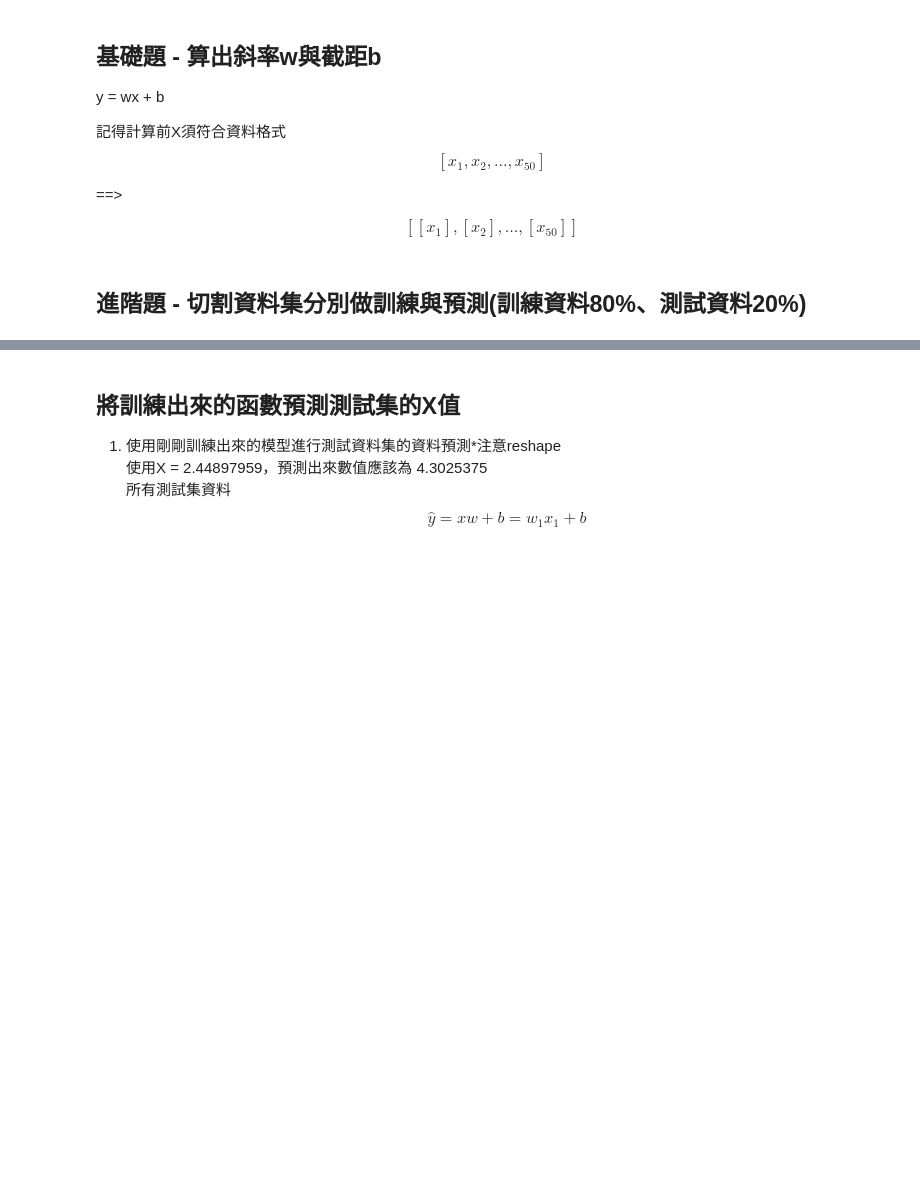
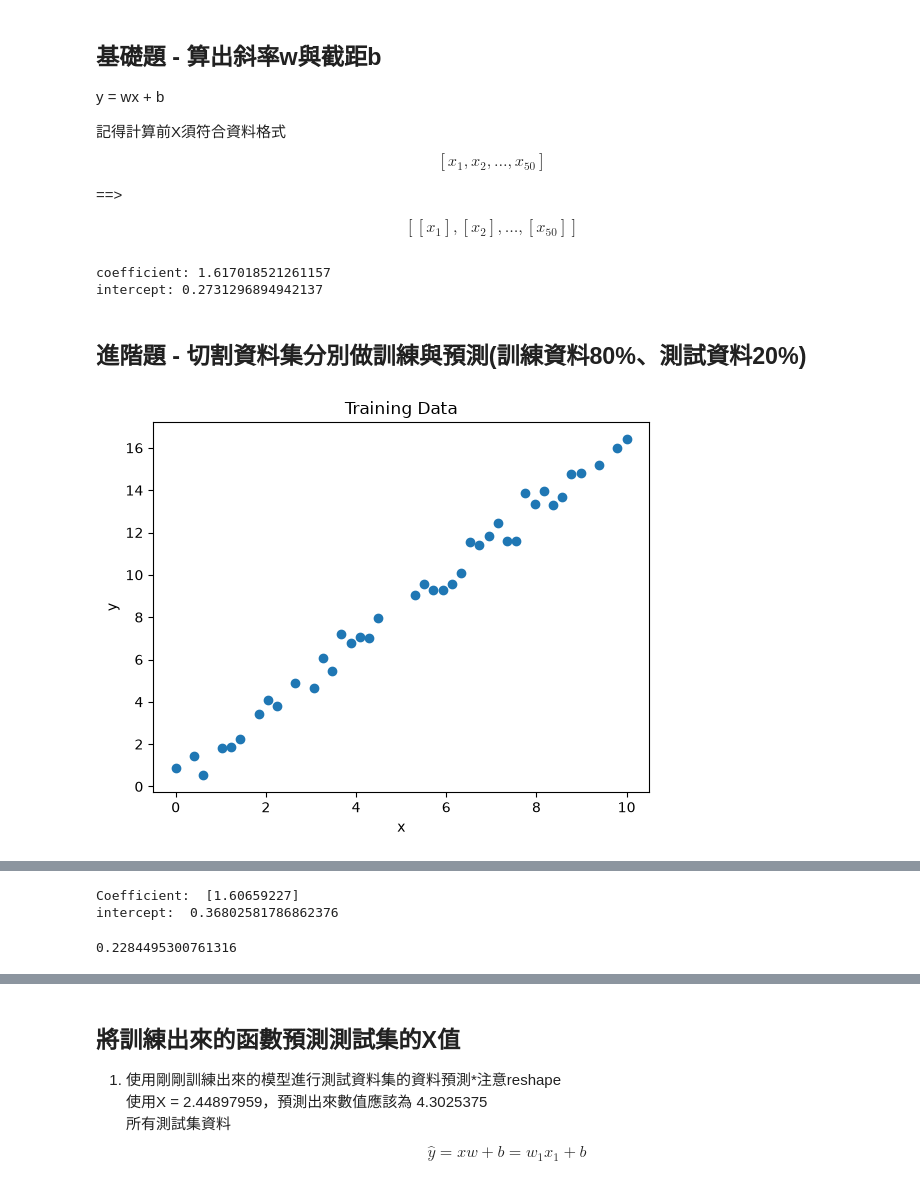
Before and after one commit to amyyychiang2/IMLP, a Jupyter notebook: Python course/Unit04/Linear Regression_HW.ipynb, the cells around one changed output, grey strips where cells are left out. Saved outputs shown, nothing was run; the diff lists cells and outputs as text; code cells hidden in the pictures; blank space fills up the shorter version.

```diff
--- a/Python course/Unit04/Linear Regression_HW.ipynb
+++ b/Python course/Unit04/Linear Regression_HW.ipynb
@@ -40,6 +40,16 @@ y = np.array([ 0.85848224, -0.10657947,  1.42771901,  0.53554778,  1.20216826,
 #注意轉換x得格式1D->2D
 #將x,y資料導入LinearRegression演算法做訓練
 #列印出訓練完成之函數的斜率與截距
+# %%
+from sklearn.linear_model import LinearRegression
+model = LinearRegression()
+x = x.reshape(-1, 1)
+model.fit(x, y)
+print("coefficient:", model.coef_[0])
+print("intercept:", model.intercept_)
+# %% [output]
+coefficient: 1.617018521261157
+intercept: 0.2731296894942137
 # %% [markdown]
 ## 進階題 - 切割資料集分別做訓練與預測(訓練資料80%、測試資料20%)
 # %%
@@ -72,9 +82,44 @@ y = np.array([ 0.85848224, -0.10657947,  1.42771901,  0.53554778,  1.20216826,
 #匯入在sklearn.model_selection套件裡面的train_test_split模組
 #切割數據集(訓練資料80%、測試資料20%，設定random_state=20)
 #畫出訓練資料集的matplotlib圖形m
+# %%
+%matplotlib inline
+import numpy as np
+import matplotlib.pyplot as plt
+
+from sklearn.linear_model import LinearRegression
+from sklearn.model_selection import train_test_split
+
+# Split data into training (80%) and testing (20%)
+x_train, x_test, y_train, y_test = train_test_split(
+    x, y, test_size=0.2, random_state=20
+)
+# Plot the training data
+plt.scatter(x_train, y_train)
+plt.xlabel('x')
+plt.ylabel('y')
+plt.title('Training Data')
+plt.show()
+# %% [output]
+[figure, added]
 # %% [markdown]
 ## 用訓練資料來 fit 函數
 1. 只用訓練資料集的資料進行linear regression演算法<br>
 2. 並計算出訓練階段的MSE
 3. 畫出目標點(藍色)與預測點(紅色)的對應圖
 ![](images/LR_train.PNG)
+# %%
+model = LinearRegression()
+X_train = x_train.reshape(-1,1)
+model.fit(X_train,y_train)
+print('Coefficient: ', model.coef_)
+print('intercept: ', model.intercept_)
+Y_train = model.predict(X_train)
+# %% [output]
+Coefficient:  [1.60659227]
+intercept:  0.36802581786862376
+# %%
+mse = np.sum((Y_train-y_train)**2) / len(y_train)
+print(mse)
+# %% [output]
+0.2284495300761316
```
Also changed, not shown: parts of 5 cells of this notebook, 5 other files.
